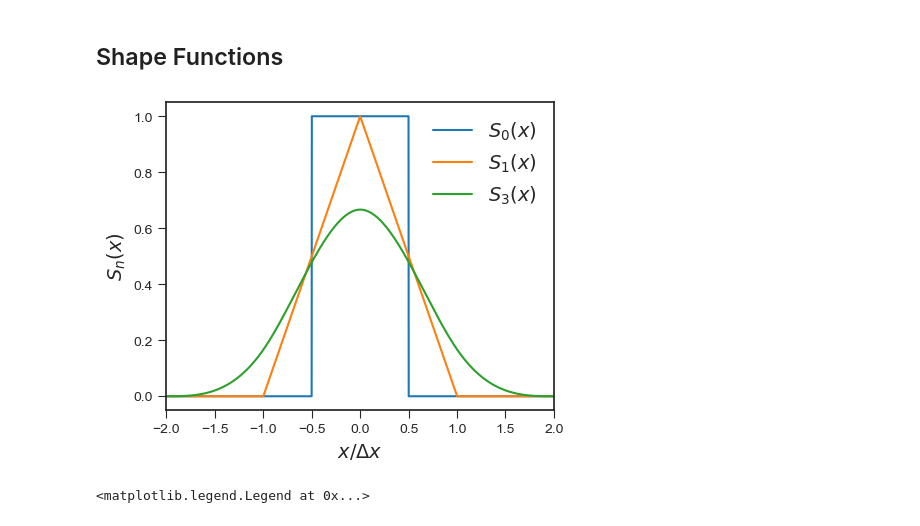
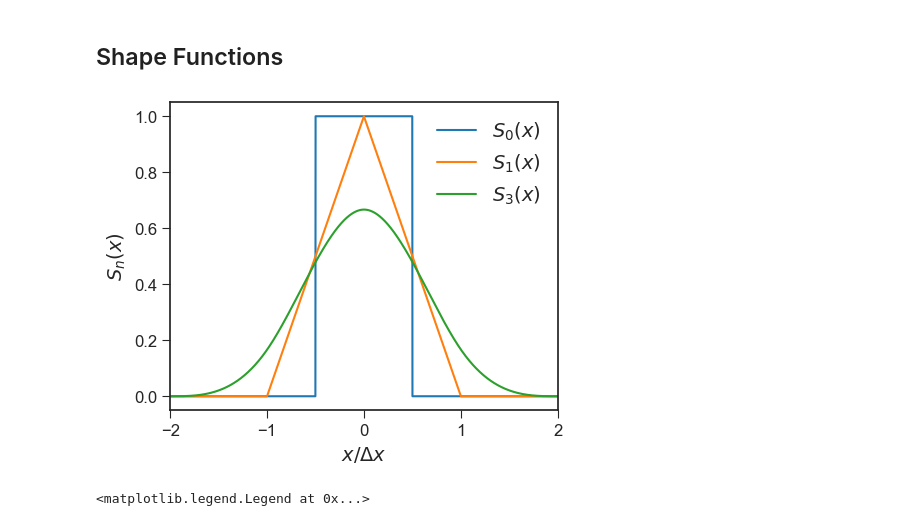
Before and after one commit to ronak-n-desai/ronak-desai-dissertation, a Jupyter notebook: planning/Thesis_Figs.ipynb, the cells around one changed output. Drawn from its saved outputs; the diff is of its cells as text; code cells hidden in the pictures.

```diff
--- a/planning/Thesis_Figs.ipynb
+++ b/planning/Thesis_Figs.ipynb
@@ -102,21 +104,22 @@ ax.plot(theta*180/np.pi, trans(theta, 2))
 # %%
 xs = np.arange(-5, 5, 0.001)
 dx = xs[1]-xs[0]
 tophat = lambda x: 1 if abs(x) <= 0.5 else 0
 y_tophat = np.piecewise(xs, [abs(xs) <= 0.5, abs(xs) > 0.5], [1, 0])
 y_triangle = np.convolve(y_tophat, y_tophat, 'same') * dx
 y_spline = np.convolve(y_triangle, y_triangle, 'same') * dx
 fig, ax = plt.subplots(figsize=(5, 4))
 ax.set_xlim([-2 , 2])
 ax.plot(xs, y_tophat, label='$S_0(x)$')
 ax.plot(xs, y_triangle, label='$S_1(x)$')
 ax.plot(xs, y_spline, label='$S_3(x)$')
 ax.set_xlabel('$x/\Delta x$', fontsize=14)
 ax.set_ylabel('$S_n(x)$', fontsize=14)
 ax.legend(fontsize=14)
-plt.savefig('images/shape_functions.png', dpi=300)
+ax.tick_params(axis='both', which='major', labelsize=12)
+plt.savefig('images/shape_functions.png', bbox_inches='tight', dpi=300)
 # %% [output]
-[figure, old version]
+[figure, new version]
 # %%
 def f(x, k=1, e0=1):
     return np.where(k*x < e0**2, k/(2*np.sqrt(e0**2 - k*x)), 0)
```
Also changed, not shown: parts of 1 cell of this notebook, 30 other files.
